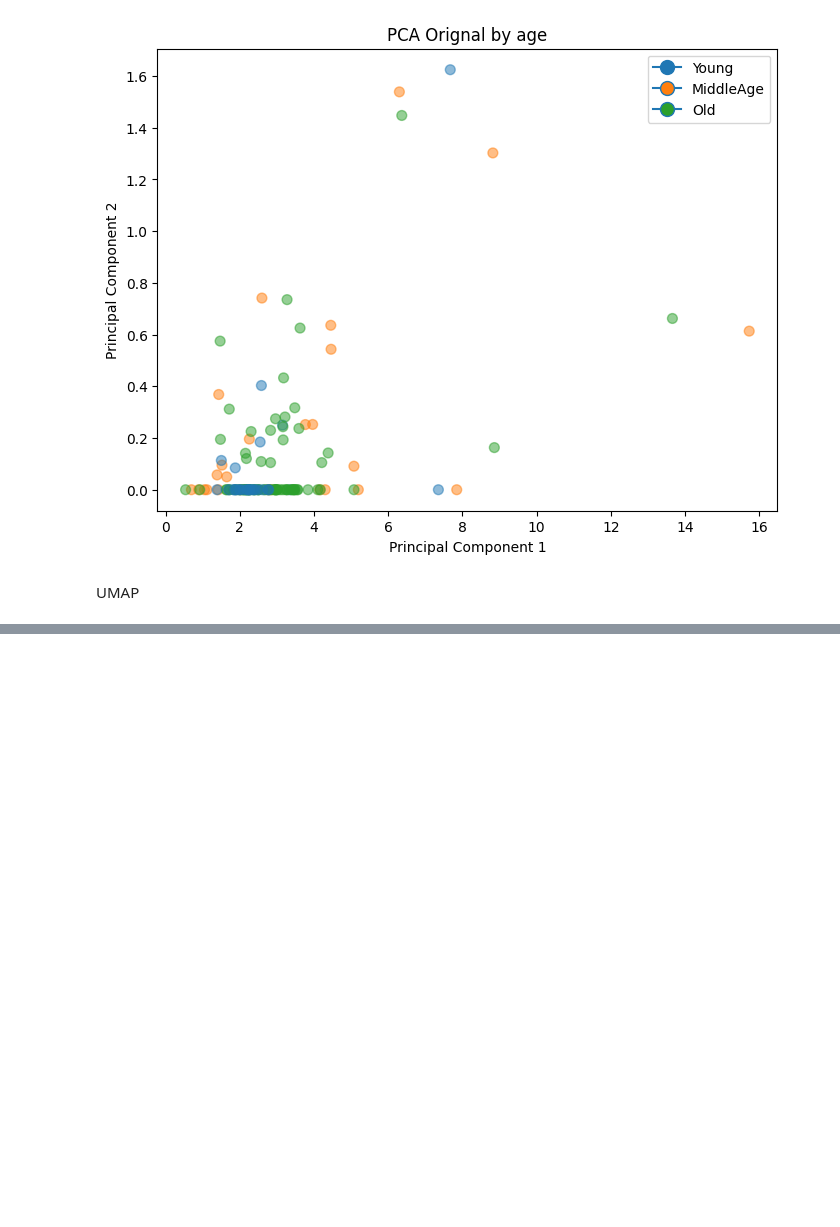
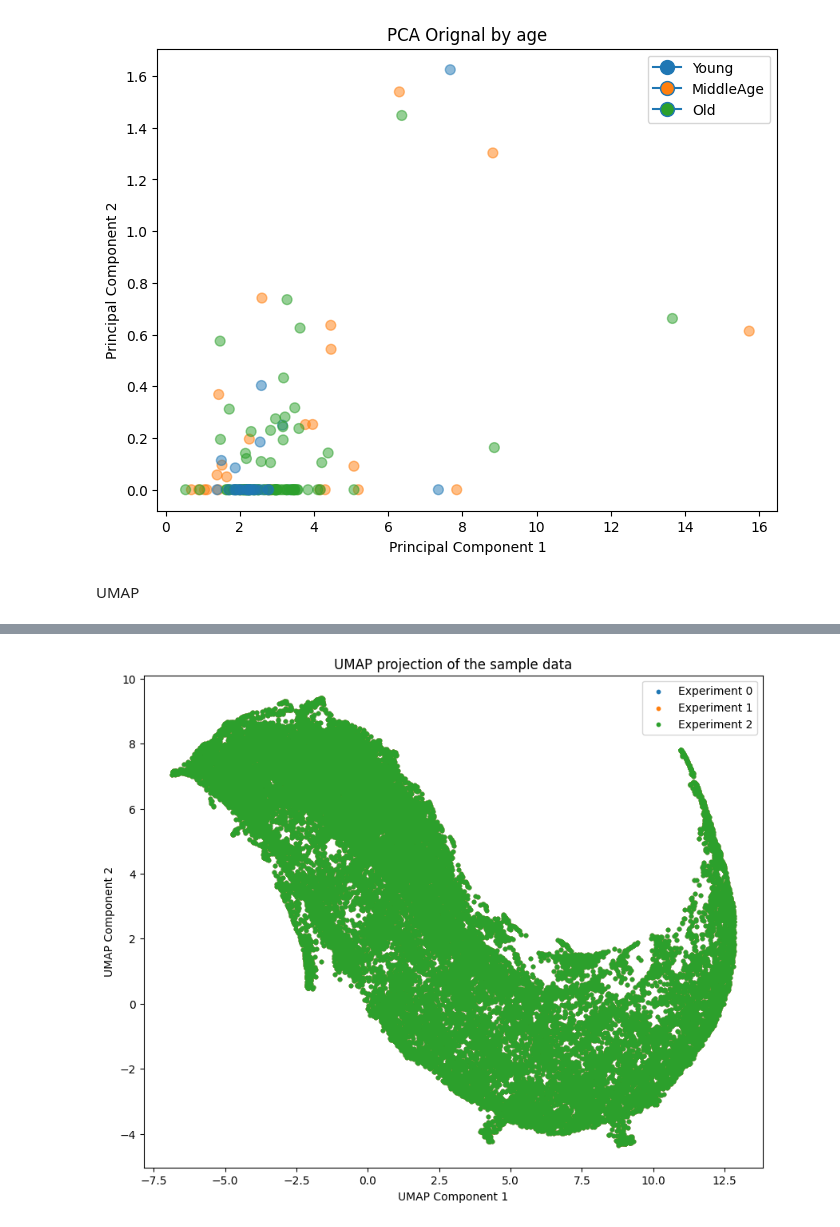
Before and after one commit to GuerreroVazquez/Test_DEG_methods-single_cell, a Jupyter notebook: batch_correction/reComBat-main/reComBat/Batch_correction_RNAseq_python.ipynb, the cells around one changed output, grey strips where cells are left out. Cells and saved outputs as stored; diff of their text form; code cells hidden in the pictures; blank space fills up the shorter version.

```diff
--- a/batch_correction/reComBat-main/reComBat/Batch_correction_RNAseq_python.ipynb
+++ b/batch_correction/reComBat-main/reComBat/Batch_correction_RNAseq_python.ipynb
@@ -595,0 +564,17 @@ import umap
+# %%
+experiment_colors = ['tab:blue', 'tab:orange', 'tab:green']  # Example colors, replace with your colors
+
+# Generate UMAP embedding
+reducer = umap.UMAP()
+embedding = reducer.fit_transform(data)
+
+# Visualize the result with experiment colors
+plt.figure(figsize=(10, 8))
+
+plt.title('UMAP projection of the sample data')
+plt.xlabel('UMAP Component 1')
+plt.ylabel('UMAP Component 2')
+plt.legend()
+plt.show()
+# %% [output]
+[figure, added]
```
Also changed, not shown: parts of 37 cells of this notebook, 4 other files.
